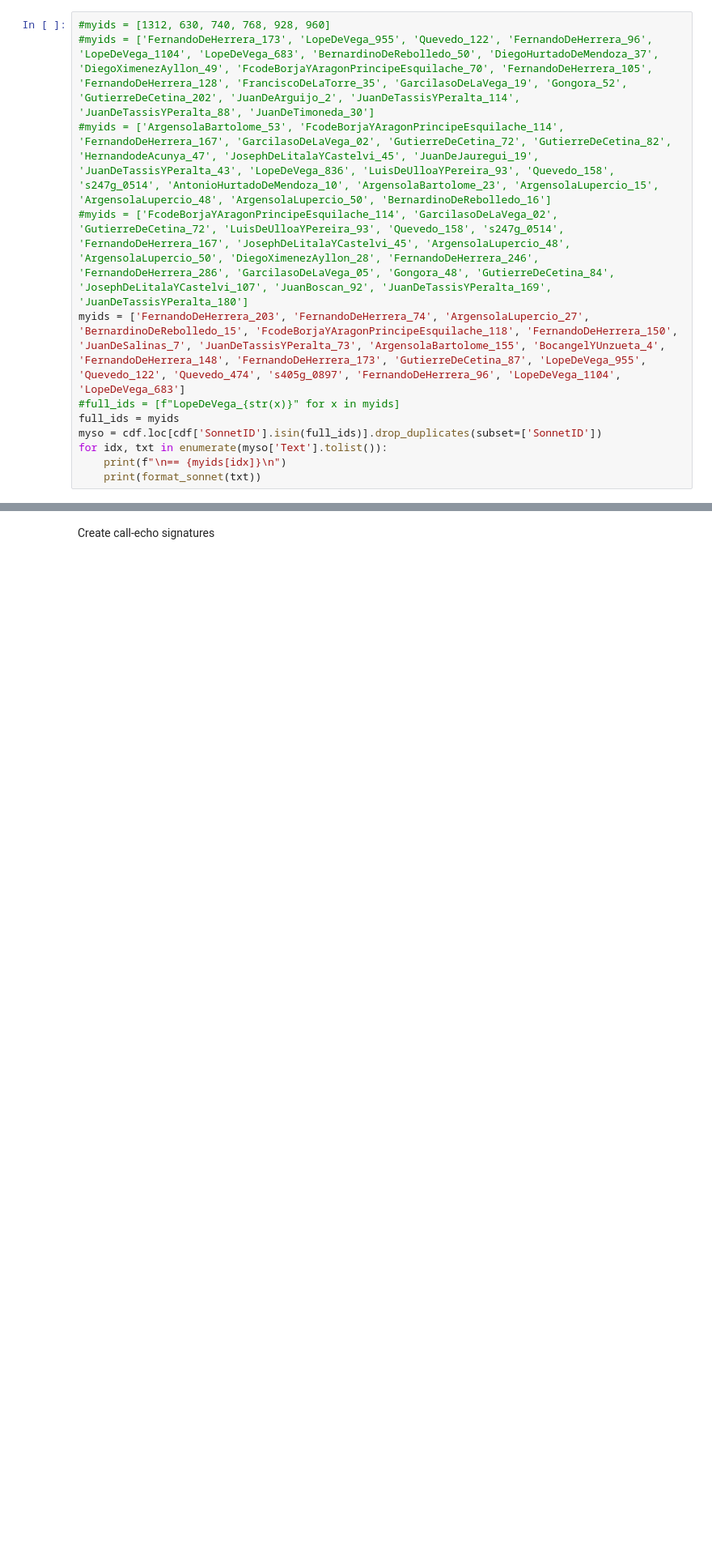
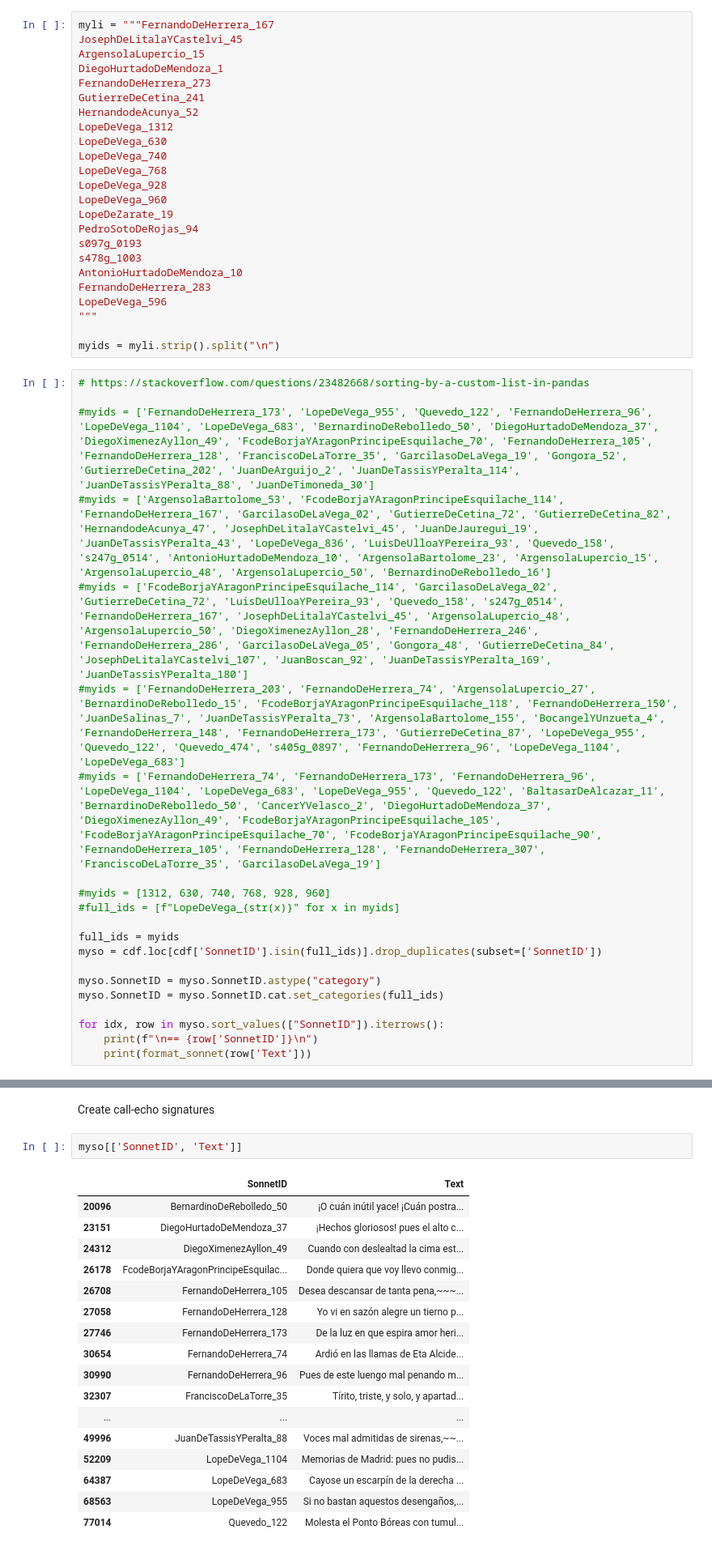
Before and after one commit to pruizf/rhyme-within-reason, a Jupyter notebook: scripts/annotation/query.ipynb, the cells around one changed output, grey strips where cells are left out. Shown: that part at 81% size. Saved outputs shown, nothing was run; the diff lists cells and outputs as text; blank space fills up the shorter version.

```diff
--- a/scripts/annotation/query.ipynb
+++ b/scripts/annotation/query.ipynb
@@ -39,13 +61,46 @@ fulminando veneno la marchita.
+# %%
+myli = """FernandoDeHerrera_167
+JosephDeLitalaYCastelvi_45
+ArgensolaLupercio_15
+DiegoHurtadoDeMendoza_1
+FernandoDeHerrera_273
+GutierreDeCetina_241
+HernandodeAcunya_52
+LopeDeVega_1312
+LopeDeVega_630
+LopeDeVega_740
+LopeDeVega_768
+LopeDeVega_928
+LopeDeVega_960
+LopeDeZarate_19
+PedroSotoDeRojas_94
+s097g_0193
+s478g_1003
+AntonioHurtadoDeMendoza_10
+FernandoDeHerrera_283
+LopeDeVega_596
+"""
+
+myids = myli.strip().split("\n")
 # %%
-#myids = [1312, 630, 740, 768, 928, 960]
+# https://stackoverflow.com/questions/23482668/sorting-by-a-custom-list-in-pandas
+
 #myids = ['FernandoDeHerrera_173', 'LopeDeVega_955', 'Quevedo_122', 'FernandoDeHerrera_96', 'LopeDeVega_1104', 'LopeDeVega_683', 'BernardinoDeRebolledo_50', 'DiegoHurtadoDeMendoza_37', 'DiegoXimenezAyllon_49', 'FcodeBorjaYAragonPrincipeEsquilache_70', 'FernandoDeHerrera_105', 'FernandoDeHerrera_128', 'FranciscoDeLaTorre_35', 'GarcilasoDeLaVega_19', 'Gongora_52', 'GutierreDeCetina_202', 'JuanDeArguijo_2', 'JuanDeTassisYPeralta_114', 'JuanDeTassisYPeralta_88', 'JuanDeTimoneda_30']
 #myids = ['ArgensolaBartolome_53', 'FcodeBorjaYAragonPrincipeEsquilache_114', 'FernandoDeHerrera_167', 'GarcilasoDeLaVega_02', 'GutierreDeCetina_72', 'GutierreDeCetina_82', 'HernandodeAcunya_47', 'JosephDeLitalaYCastelvi_45', 'JuanDeJauregui_19', 'JuanDeTassisYPeralta_43', 'LopeDeVega_836', 'LuisDeUlloaYPereira_93', 'Quevedo_158', 's247g_0514', 'AntonioHurtadoDeMendoza_10', 'ArgensolaBartolome_23', 'ArgensolaLupercio_15', 'ArgensolaLupercio_48', 'ArgensolaLupercio_50', 'BernardinoDeRebolledo_16']
 #myids = ['FcodeBorjaYAragonPrincipeEsquilache_114', 'GarcilasoDeLaVega_02', 'GutierreDeCetina_72', 'LuisDeUlloaYPereira_93', 'Quevedo_158', 's247g_0514', 'FernandoDeHerrera_167', 'JosephDeLitalaYCastelvi_45', 'ArgensolaLupercio_48', 'ArgensolaLupercio_50', 'DiegoXimenezAyllon_28', 'FernandoDeHerrera_246', 'FernandoDeHerrera_286', 'GarcilasoDeLaVega_05', 'Gongora_48', 'GutierreDeCetina_84', 'JosephDeLitalaYCastelvi_107', 'JuanBoscan_92', 'JuanDeTassisYPeralta_169', 'JuanDeTassisYPeralta_180']
-myids = ['FernandoDeHerrera_203', 'FernandoDeHerrera_74', 'ArgensolaLupercio_27', 'BernardinoDeRebolledo_15', 'FcodeBorjaYAragonPrincipeEsquilache_118', 'FernandoDeHerrera_150', 'JuanDeSalinas_7', 'JuanDeTassisYPeralta_73', 'ArgensolaBartolome_155', 'BocangelYUnzueta_4', 'FernandoDeHerrera_148', 'FernandoDeHerrera_173', 'GutierreDeCetina_87', 'LopeDeVega_955', 'Quevedo_122', 'Quevedo_474', 's405g_0897', 'FernandoDeHerrera_96', 'LopeDeVega_1104', 'LopeDeVega_683']
+#myids = ['FernandoDeHerrera_203', 'FernandoDeHerrera_74', 'ArgensolaLupercio_27', 'BernardinoDeRebolledo_15', 'FcodeBorjaYAragonPrincipeEsquilache_118', 'FernandoDeHerrera_150', 'JuanDeSalinas_7', 'JuanDeTassisYPeralta_73', 'ArgensolaBartolome_155', 'BocangelYUnzueta_4', 'FernandoDeHerrera_148', 'FernandoDeHerrera_173', 'GutierreDeCetina_87', 'LopeDeVega_955', 'Quevedo_122', 'Quevedo_474', 's405g_0897', 'FernandoDeHerrera_96', 'LopeDeVega_1104', 'LopeDeVega_683']
+#myids = ['FernandoDeHerrera_74', 'FernandoDeHerrera_173', 'FernandoDeHerrera_96', 'LopeDeVega_1104', 'LopeDeVega_683', 'LopeDeVega_955', 'Quevedo_122', 'BaltasarDeAlcazar_11', 'BernardinoDeRebolledo_50', 'CancerYVelasco_2', 'DiegoHurtadoDeMendoza_37', 'DiegoXimenezAyllon_49', 'FcodeBorjaYAragonPrincipeEsquilache_105', 'FcodeBorjaYAragonPrincipeEsquilache_70', 'FcodeBorjaYAragonPrincipeEsquilache_90', 'FernandoDeHerrera_105', 'FernandoDeHerrera_128', 'FernandoDeHerrera_307', 'FranciscoDeLaTorre_35', 'GarcilasoDeLaVega_19']
+
+#myids = [1312, 630, 740, 768, 928, 960]
 #full_ids = [f"LopeDeVega_{str(x)}" for x in myids]
+
 full_ids = myids
 myso = cdf.loc[cdf['SonnetID'].isin(full_ids)].drop_duplicates(subset=['SonnetID'])
-for idx, txt in enumerate(myso['Text'].tolist()):
-    print(f"\n== {myids[idx]}\n")
-    print(format_sonnet(txt))
+
+myso.SonnetID = myso.SonnetID.astype("category")
+myso.SonnetID = myso.SonnetID.cat.set_categories(full_ids)
+
+for idx, row in myso.sort_values(["SonnetID"]).iterrows():
+    print(f"\n== {row['SonnetID']}\n")
+    print(format_sonnet(row['Text']))
 # %% [output]
@@ -69,2 +148,22 @@ y el lienzo es belicoso en los colores.
 # %% [markdown]
 Create call-echo signatures
+# %%
+myso[['SonnetID', 'Text']]
+# %% [output]
+|  | SonnetID | Text |
+| 20096 | BernardinoDeRebolledo_50 | ¡O cuán inútil yace! ¡Cuán postra... |
+| 23151 | DiegoHurtadoDeMendoza_37 | ¡Hechos gloriosos! pues el alto c... |
+| 24312 | DiegoXimenezAyllon_49 | Cuando con deslealtad la cima est... |
+| 26178 | FcodeBorjaYAragonPrincipeEsquilac... | Donde quiera que voy llevo conmig... |
+| 26708 | FernandoDeHerrera_105 | Desea descansar de tanta pena,~~~... |
+| 27058 | FernandoDeHerrera_128 | Yo vi en sazón alegre un tierno p... |
+| 27746 | FernandoDeHerrera_173 | De la luz en que espira amor heri... |
+| 30654 | FernandoDeHerrera_74 | Ardió en las llamas de Eta Alcide... |
+| 30990 | FernandoDeHerrera_96 | Pues de este luengo mal penando m... |
+| 32307 | FranciscoDeLaTorre_35 | Tírito, triste, y solo, y apartad... |
+| ... | ... | ... |
+| 49996 | JuanDeTassisYPeralta_88 | Voces mal admitidas de sirenas,~~... |
+| 52209 | LopeDeVega_1104 | Memorias de Madrid: pues no pudis... |
+| 64387 | LopeDeVega_683 | Cayose un escarpín de la derecha ... |
+| 68563 | LopeDeVega_955 | Si no bastan aquestos desengaños,... |
+| 77014 | Quevedo_122 | Molesta el Ponto Bóreas con tumul... |
```
Also changed, not shown: parts of 8 cells of this notebook, 2 other files.
